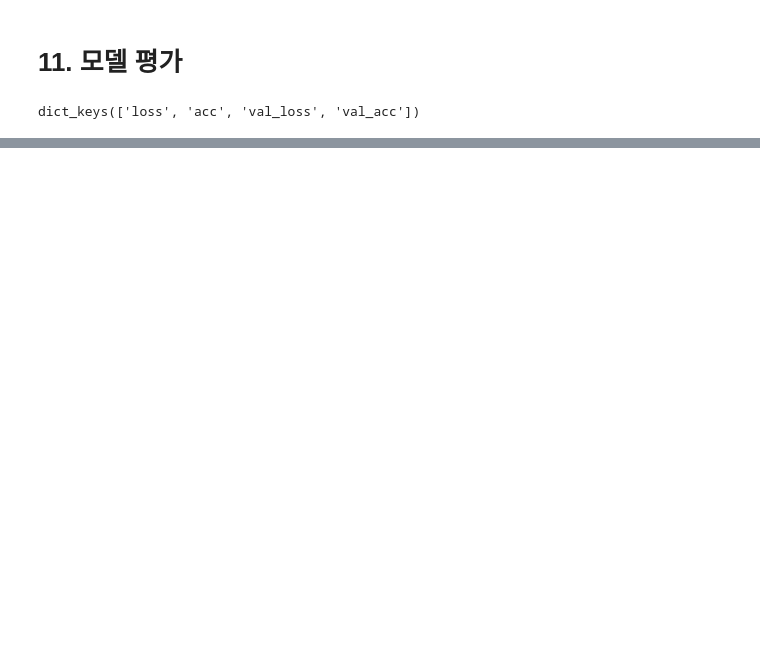
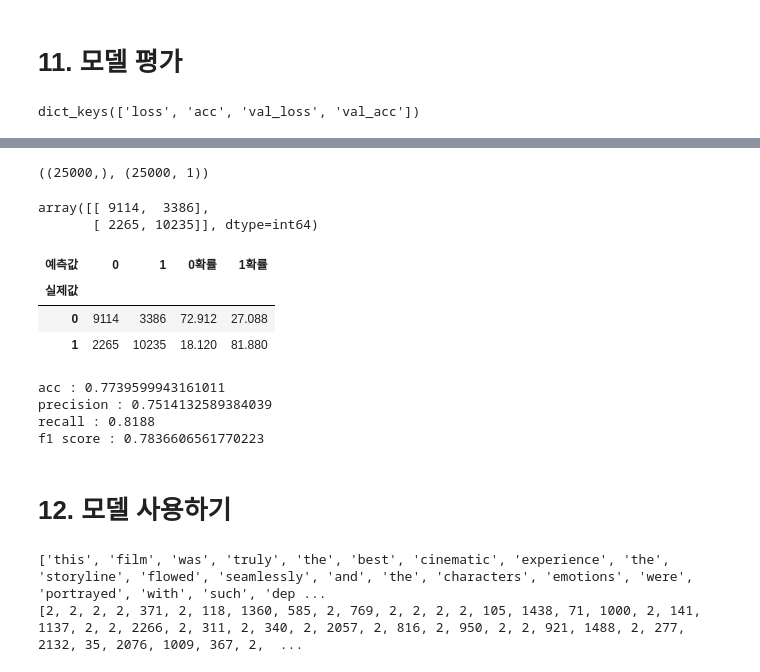
Before and after one commit to hora4444/ai, a Jupyter notebook: source/07_자연어처리/ch05_LSTM(Long_Short_Term_Memory)_영화평감상분석.ipynb, the cells around one changed output, grey strips where cells are left out. Drawn from its saved outputs; the diff is of its cells as text; code cells hidden in the pictures; blank space fills up the shorter version.

```diff
--- a/source/07_자연어처리/ch05_LSTM(Long_Short_Term_Memory)_영화평감상분석.ipynb
+++ b/source/07_자연어처리/ch05_LSTM(Long_Short_Term_Memory)_영화평감상분석.ipynb
@@ -286,0 +304,6 @@ test 데이터의 정확도 : 0.7573599815368652
+# %%
+# 혼동행렬(교차표, 평가성능지표)
+# y_test 실제값
+pred = model.predict(X_test)
+y_hat = (pred>=0.5).astype(int) # 예측값
+y_hat
@@ -286,0 +319,50 @@ test 데이터의 정확도 : 0.7573599815368652
+# %%
+y_test.shape, y_hat.shape
+# %% [output]
+((25000,), (25000, 1))
+# %%
+# 실제값(1차원)과 예측값(2차원)의 차원이 같지 않아도 됨
+confusion_matrix(y_test,y_hat)
+# %% [output]
+array([[ 9114,  3386],
+       [ 2265, 10235]], dtype=int64)
+# %%
+# 실제값(1차원)과 예측값(2차원)의 차원이 1차원이여야 실행 가능
+ctab = pd.crosstab(y_test, y_hat.reshape(-1), rownames=['실제값'], colnames=['예측값'])
+ctab['0확률'] = ctab[0]/(ctab[0]+ctab[1])*100
+ctab['1확률'] = ctab[1]/(ctab[0]+ctab[1])*100
+ctab
+# %% [output]
+| 예측값 | 0 | 1 | 0확률 | 1확률 |
+| 실제값 |  |  |  |  |
+| 0 | 9114 | 3386 | 72.912 | 27.088 |
+| 1 | 2265 | 10235 | 18.120 | 81.880 |
+# %%
+# accuracy, precision recall, f1_score
+print('acc :', acc)
+print('precision :', precision_score(y_test, y_hat))
+print('recall :', recall_score(y_test, y_hat))
+print('f1 score :', f1_score(y_test, y_hat))
+# %% [output]
+acc : 0.7739599943161011
+precision : 0.7514132589384039
+recall : 0.8188
+f1 score : 0.7836606561770223
+# %% [markdown]
+# 12. 모델 사용하기
+# %%
+import re
+review = '''This film was truly the best cinematic experience.
+The storyline flowed seamlessly, and the characters’ emotions were portrayed with such depth that it drew the audience in completely.
+The visuals and soundtrack blended perfectly, amplifying the emotional impact.
+The ending delivered an unexpected twist along with a heartfelt message that lingers long after watching.
+It was so satisfying that I felt the urge to watch it again. The movie offered every joy and inspiration cinema can provide.'''.lower()
+review = re.sub('[^a-zA-Z0-9\s]', ' ', review)
+review = review.split()
+print(review)
+encoded = [1]+ [word_to_id.get(r,-1) + 3 for r in review]
+encoded = [2 if (e <= 30)|(e>10000) else e for e in encoded] # skip_top 사용 시
+print(encoded)
+# %% [output]
+['this', 'film', 'was', 'truly', 'the', 'best', 'cinematic', 'experience', 'the', 'storyline', 'flowed', 'seamlessly', 'and', 'the', 'characters', 'emotions', 'were', 'portrayed', 'with', 'such', 'dep ...
+[2, 2, 2, 2, 371, 2, 118, 1360, 585, 2, 769, 2, 2, 2, 2, 105, 1438, 71, 1000, 2, 141, 1137, 2, 2, 2266, 2, 311, 2, 340, 2, 2057, 2, 816, 2, 950, 2, 2, 921, 1488, 2, 277, 2132, 35, 2076, 1009, 367, 2,  ...
```
Also changed, not shown: parts of 23 cells of this notebook, 3 other files.
